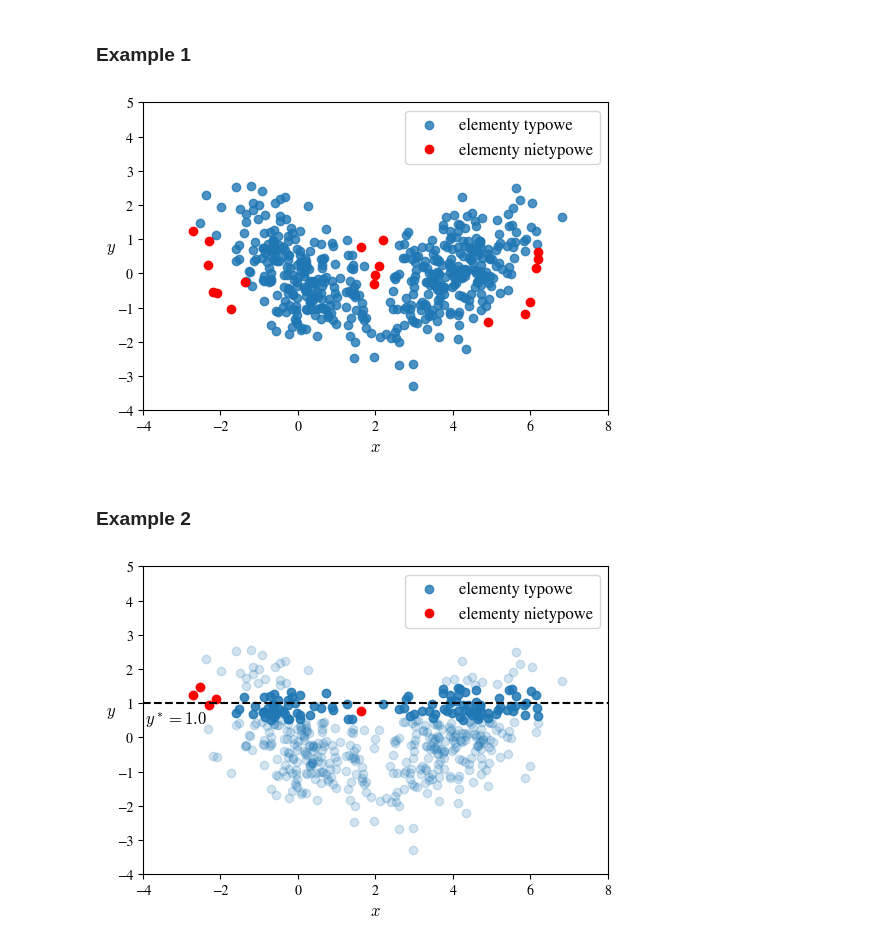
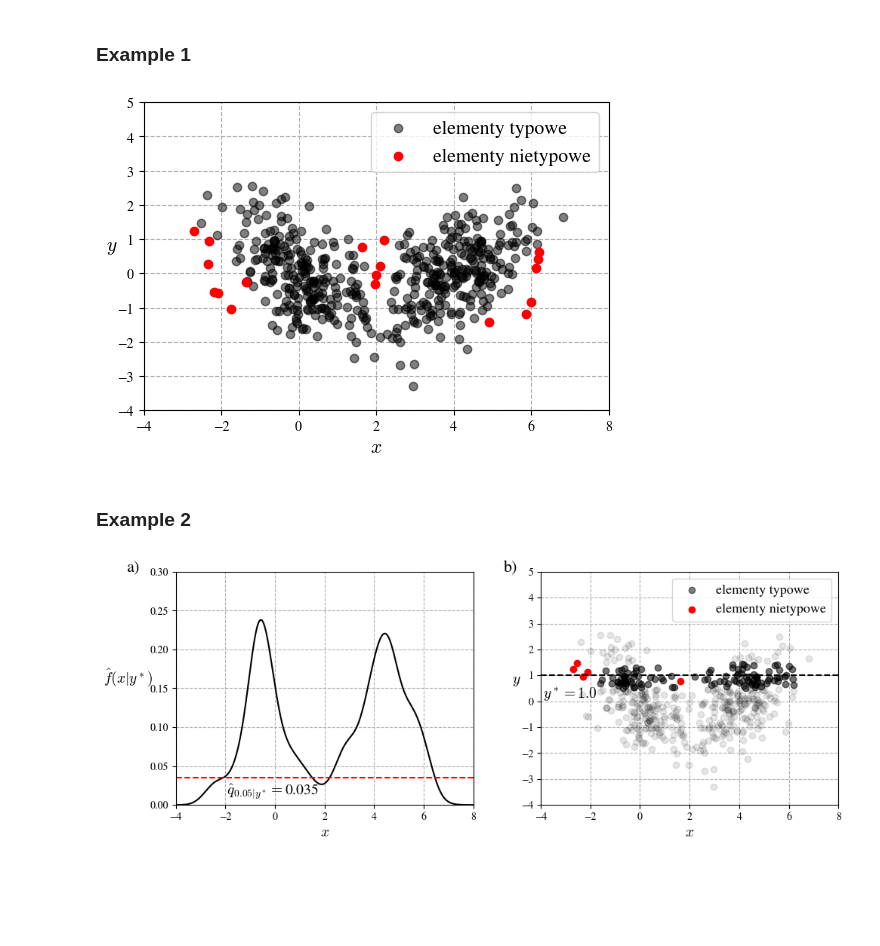
Before and after one commit to krystianfranus/kde-learn, a Jupyter notebook: notebooks/PhD_notes_ckde.ipynb, the cells around one changed output. Saved outputs shown, nothing was run; the diff lists cells and outputs as text; code cells hidden in the pictures; blank space fills up the shorter version.

```diff
--- a/notebooks/PhD_notes_ckde.ipynb
+++ b/notebooks/PhD_notes_ckde.ipynb
@@ -657,21 +658,22 @@ for i in range(m_train):
 # Plots
 plt.figure(figsize=(6, 4), dpi=100)
 
-plt.scatter(x_train[labels_pred==0,0], y_train[labels_pred==0,0], alpha=0.8, zorder=2,
+plt.scatter(x_train[labels_pred==0,0], y_train[labels_pred==0,0], c="k", alpha=0.5, zorder=2,
             label="elementy typowe")
 plt.scatter(x_train[labels_pred==1,0], y_train[labels_pred==1,0], c="red", zorder=2,
             label="elementy nietypowe")
 
-plt.legend(fontsize=12)
+plt.legend(fontsize=14)
 plt.xlim(-4, 8)
 plt.ylim(-4, 5)
-plt.xlabel("$x$", fontsize=12)
-plt.ylabel("$y$", rotation=0, fontsize=12)
+plt.xlabel("$x$", fontsize=14)
+plt.ylabel("$y$", rotation=0, fontsize=14)
+plt.grid(linestyle="--")
 
 # plt.savefig("outliers_detection_example2.pdf", format="pdf", bbox_inches="tight")
 plt.show()
 # %% [output]
-[figure, old version]
+[figure, new version]
 # %% [markdown]
 ### Example 2
 # %%
@@ -690,43 +692,59 @@ cov2 = [[1, 0.5],
 
 z_train1 = np.random.multivariate_normal(mean1, cov1, m_train // 2)
 x_train1 = z_train1[:, [0]]
 y_train1 = z_train1[:, [1]]
 
 z_train2 = np.random.multivariate_normal(mean2, cov2, m_train // 2)
 x_train2 = z_train2[:, [0]]
 y_train2 = z_train2[:, [1]]
 
 x_train = np.concatenate((x_train1, x_train2), axis=0)
 y_train = np.concatenate((y_train1, y_train2), axis=0)
 
 
 y_star = np.array([1.0])
 x_test = x_train[(y_train[:, 0] > y_star[0] - 0.5) & (y_train[:, 0] < y_star[0] + 0.5)]
 y_test = y_train[(y_train[:, 0] > y_star[0] - 0.5) & (y_train[:, 0] < y_star[0] + 0.5)]
 
+x_grid = np.linspace(-4, 8, 1000)[:, None]
 
 # Outliers detector
 ckde_outlier_detector = CKDEOutliersDetection().fit(x_train, y_train, y_star, r=0.05)
 labels_pred = ckde_outlier_detector.predict(x_test)
+scores = ckde_outlier_detector.ckde.pdf(x_grid)
 
 # Plots
-plt.figure(figsize=(6, 4), dpi=100)
+fig, axs = plt.subplots(1, 2, figsize=(10, 4), dpi=100)
 
-plt.scatter(x_train[:,0], y_train[:,0], alpha=0.2, zorder=2)
-plt.scatter(x_test[labels_pred==0,0], y_test[labels_pred==0,0], c="#1f77b4", alpha=0.8, zorder=2,
+axs[0].plot(x_grid, scores, c="k")
+axs[0].text(-6, 0.3, "a)", fontsize=16)
+axs[0].hlines(ckde_outlier_detector.threshold, -4, 8, color="red", linestyle="--")
+axs[0].text(-1.95, 0.012, "$\hat{q}_{0.05|y^*} = $" + f"{ckde_outlier_detector.threshold:.3f}", fontsize=14)
+axs[0].yaxis.set_label_coords(-0.16, 0.15)
+axs[0].set_xlim(-4, 8)
+axs[0].set_ylim(0, 0.3)
+axs[0].set_xlabel("$x$", fontsize=14)
+axs[0].set_ylabel("$\hat{f}(x | y^*)$", rotation=0, fontsize=14)
+axs[0].grid(linestyle="--")
+
+axs[1].scatter(x_train[:,0], y_train[:,0], c="k", alpha=0.1, zorder=2)
+axs[1].scatter(x_test[labels_pred==0,0], y_test[labels_pred==0,0], c="k", alpha=0.5, zorder=2,
             label="elementy typowe")
-plt.scatter(x_test[labels_pred==1,0], y_test[labels_pred==1,0], c="red", zorder=2,
+axs[1].scatter(x_test[labels_pred==1,0], y_test[labels_pred==1,0], c="red", zorder=2,
             label="elementy nietypowe")
-plt.hlines(y_star[0], -4, 8, linestyle="--", color="k")
-plt.text(-3.95, 0.4, f"$y^*={y_star[0]}$", fontsize=12)
+axs[1].text(-5.5, 5, "b)", fontsize=16)
+axs[1].hlines(y_star[0], -4, 8, linestyle="--", color="k")
+axs[1].text(-3.9, 0.14, f"$y^*={y_star[0]}$", fontsize=14)
 
-plt.legend(fontsize=12)
-plt.xlim(-4, 8)
-plt.ylim(-4, 5)
-plt.xlabel("$x$", fontsize=12)
-plt.ylabel("$y$", rotation=0, fontsize=12)
+axs[1].legend(fontsize=13)
+axs[1].set_xlim(-4, 8)
+axs[1].set_ylim(-4, 5)
+axs[1].set_xlabel("$x$", fontsize=14)
+axs[1].set_ylabel("$y$", rotation=0, fontsize=14)
+axs[1].grid(linestyle="--")
 
-plt.savefig("outliers_detection_example3.pdf", format="pdf", bbox_inches="tight")
+plt.tight_layout(w_pad=3)
+# plt.savefig("outliers_detection_example3.pdf", format="pdf", bbox_inches="tight")
 plt.show()
 # %% [output]
-[figure, old version]
+[figure, new version]
```
Also changed, not shown: parts of 3 cells of this notebook, 32 other files.
